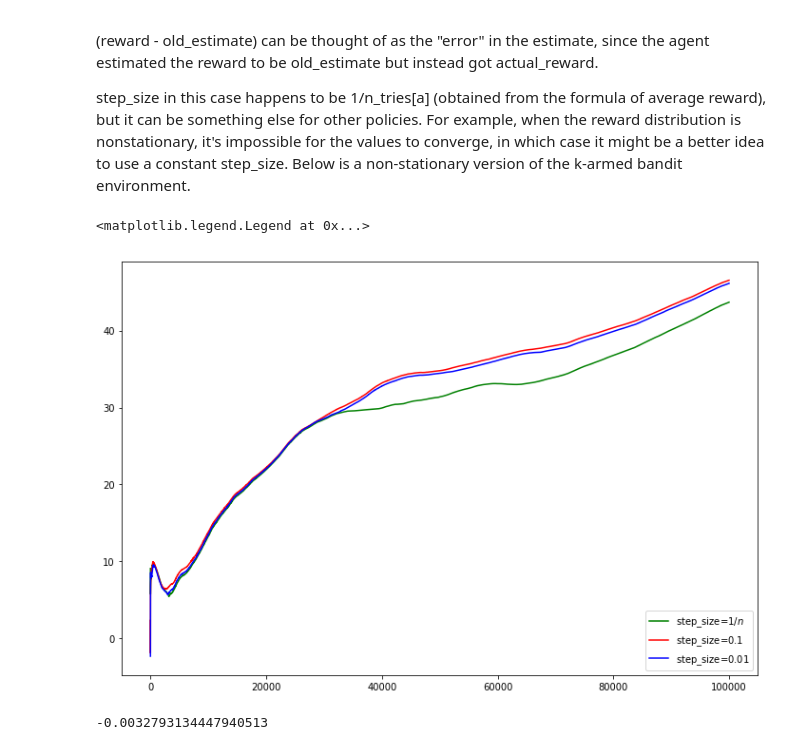
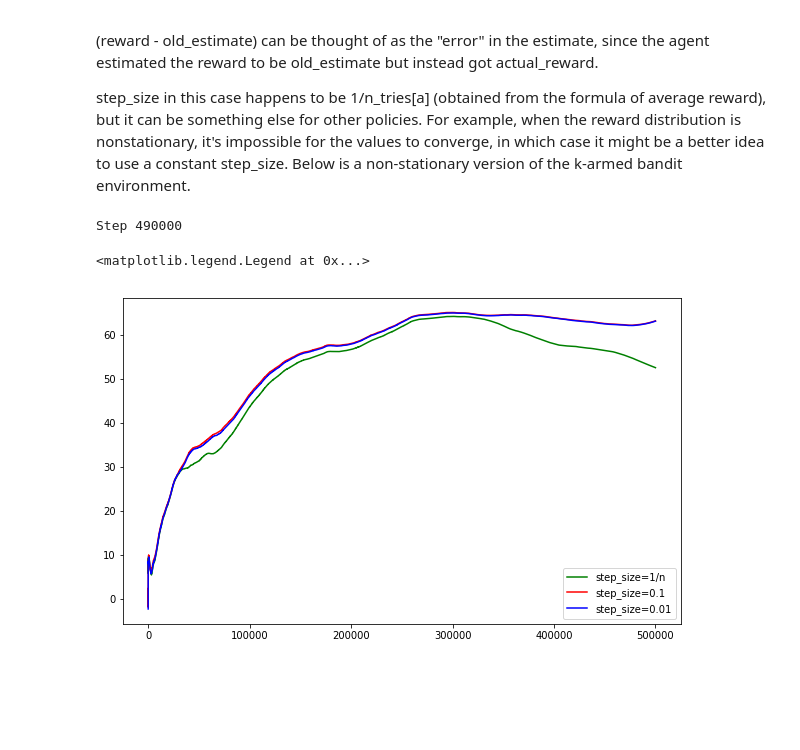
Before and after one commit to betapolaris/learning-reinforcement-learning, a Jupyter notebook: k_armed_bandit.ipynb, the cells around one changed output. Drawn from its saved outputs; the diff is of its cells as text; code cells hidden in the pictures; blank space fills up the shorter version.

Commit message:
Add multiple comparison runs of three value agents in non-stationary environments

```diff
--- a/k_armed_bandit.ipynb
+++ b/k_armed_bandit.ipynb
@@ -399,6 +399,10 @@ class MovingBandit():
         # Randomly shift the reward distributions
         for i, _ in enumerate(self.mu):
             self.mu[i] += self.shift_fn()
+
+    def optimal_action(self):
+        # Return the best action
+        return np.argmax(mu)
 # %%
 class ValueAgent():
     """
@@ -431,47 +435,46 @@ class ValueAgent():
         self.values = [0 for _ in range(self.n_actions)]
         self.n_tries = [0 for _ in range(self.n_actions)]
 # %%
-# Compare an agent that uses step_size = 1/n with an agent that uses a constant step_size
+# Compare agents with varying step_size on a non-stationary environment
 
 reset_seed(42)
 
 n = 5
 
 mu = [np.random.uniform(-10, 10) for _ in range(n)]
 sigma = [np.random.uniform(0, 5) for _ in range(n)]
-reward_distributions = [partial(np.random.normal, m, s) for m, s in zip(mu, sigma)]
 
 env = MovingBandit(mu, sigma, shift_fn=partial(np.random.normal, 0, 0.1))
 
 agents = [ValueAgent(epsilon=0.1, n_actions=n, step_size_fn=lambda x: 1/x),  # step_size = 1/n
           ValueAgent(epsilon=0.1, n_actions=n, step_size_fn=lambda x: 0.1),  # step_size = 0.1
           ValueAgent(epsilon=0.1, n_actions=n, step_size_fn=lambda x: 0.01)  # step_size = 0.01
          ]
 
 total_rewards = [0 for _ in range(len(agents))]
 average_rewards = [[] for _ in range(len(agents))]
 
-max_steps = 100000
+max_steps = 500000
 
 for step in range(max_steps):
+    if step % 10000 == 0:
+        print("\rStep {}".format(step), end="")
+
     for agent_index, agent in enumerate(agents):
         action = agent.epsilon_greedy()
         reward = env.step(action)
         total_rewards[agent_index] += reward
         average_rewards[agent_index].append(total_rewards[agent_index] / (step + 1))
         agent.update_memory(action, reward)
 
     env.shift_rewards()
 
-plt.figure(figsize=(12,8))
-plt.plot(np.arange(max_steps), average_rewards[0], 'g-', label=r"step_size=$1/n$")
-plt.plot(np.arange(max_steps), average_rewards[1], 'r-', label=r"step_size=$0.1$")
-plt.plot(np.arange(max_steps), average_rewards[2], 'b-', label=r"step_size=$0.01$")
+plt.figure(figsize=(10, 6))
+plt.plot(np.arange(max_steps), average_rewards[0], 'g-', label=r"step_size=1/n")
+plt.plot(np.arange(max_steps), average_rewards[1], 'r-', label=r"step_size=0.1")
+plt.plot(np.arange(max_steps), average_rewards[2], 'b-', label=r"step_size=0.01")
 plt.legend(loc="lower right")
 # %% [output]
-<matplotlib.legend.Legend at 0x...>
+Step 490000
+<matplotlib.legend.Legend at 0x...>
-[figure, old version]
+[figure, new version]
-# %%
-np.random.normal(0, 0.1)
-# %% [output]
--0.0032793134447940513
```
Also changed, not shown: parts of 2 cells of this notebook.
